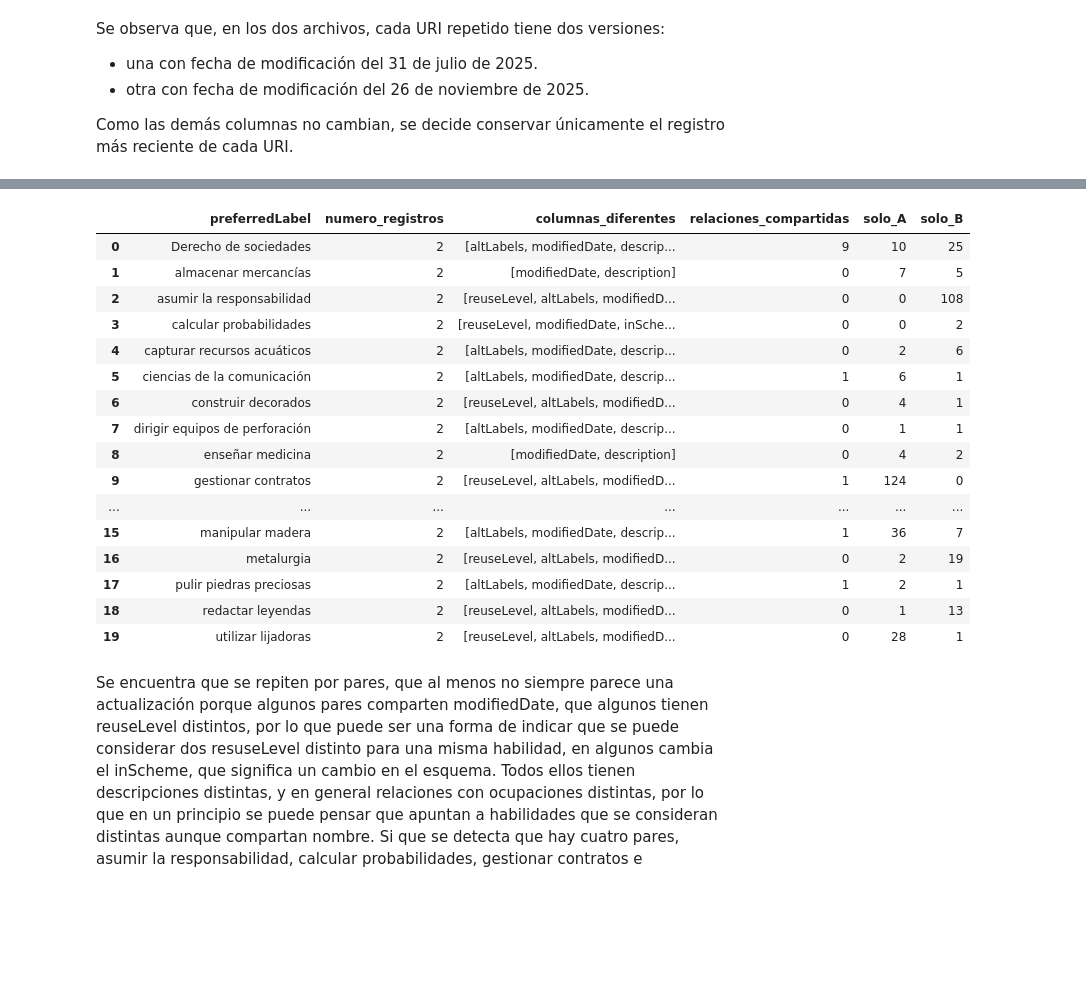
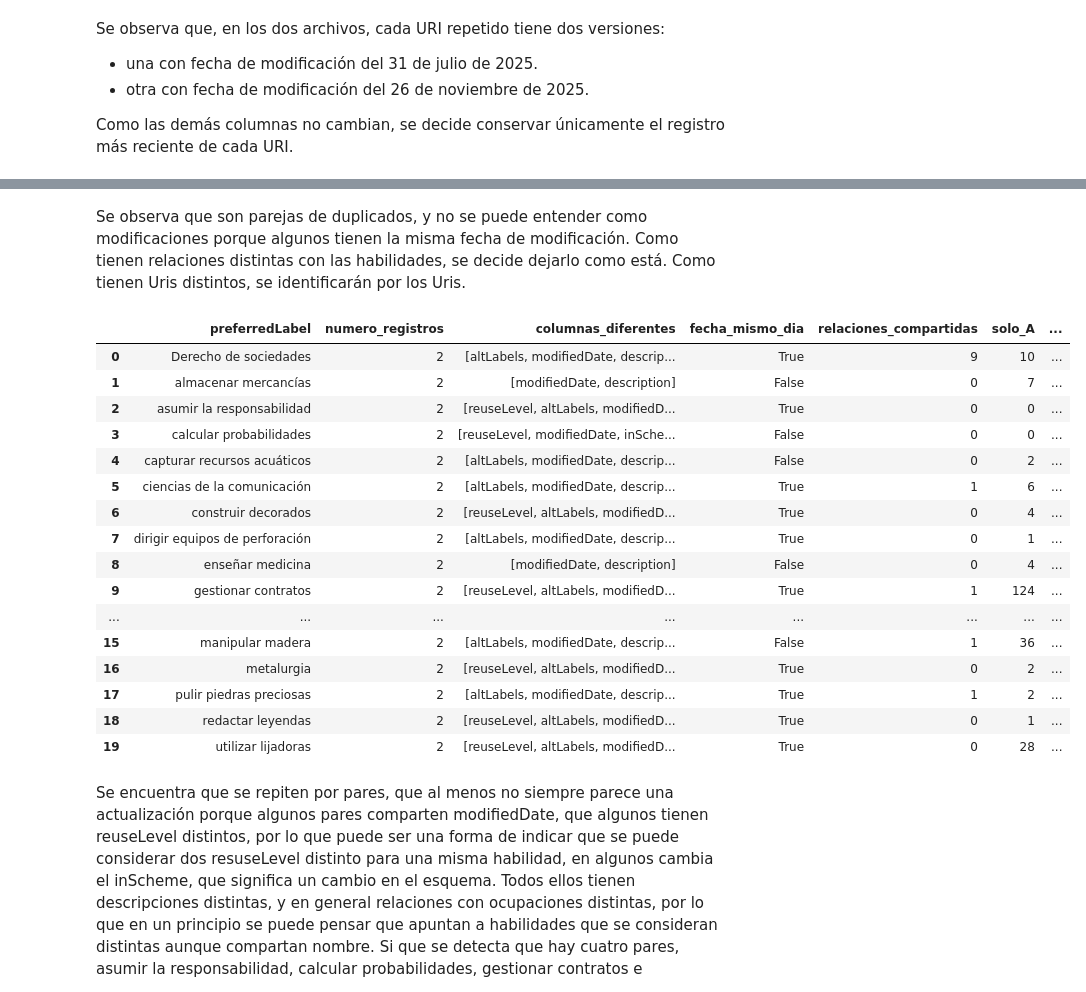
Before and after one commit to AlejandroAloVic/Proyecto-Grupal-Evolve, a Jupyter notebook: notebooks/01_eda_esco.ipynb, the cells around one changed output, grey strips where cells are left out. Cells and saved outputs as stored; diff of their text form; code cells hidden in the pictures; blank space fills up the shorter version.

Commit message:
Modificaciones en el EDA de ESCO

```diff
--- a/notebooks/01_eda_esco.ipynb
+++ b/notebooks/01_eda_esco.ipynb
@@ -553,0 +543,9 @@ Filas completamente duplicadas en occupation_skill_relations: 0
+# %%
+for nombre, df in datasets.items():
+    df_limpio = df.apply(
+        lambda columna: columna.map(
+            lambda valor: valor.strip() if isinstance(valor, str) else valor
+        )
+    )
+
+    print(f"\nFilas completamente duplicadas en {nombre}: {df_limpio.duplicated().sum()}")
@@ -616,0 +560,25 @@ occupation_skill_relations
+# %%
+for nombre, df in datasets.items():
+    df_limpio = df.apply(
+        lambda columna: columna.map(
+            lambda valor: valor.strip() if isinstance(valor, str) else valor
+        )
+    )
+
+    print(f"\n{nombre}")
+    print("-" * 80)
+
+    resultado = pd.DataFrame({
+        "valores_duplicados": df_limpio.apply(
+            lambda columna: columna.duplicated().sum()
+        ),
+        "porcentaje_duplicados": (
+            df_limpio.apply(
+                lambda columna: columna.duplicated(keep=False).mean()
+            ) * 100
+        ).round(2),
+        "valores_distintos": df_limpio.nunique(),
+        "total_registros": len(df_limpio)
+    })
+
+    display(resultado)
@@ -745,3 +839,5 @@ Se observa, una vez analizado eso, que en skills, la columna preferredLabel tien
+# %% [markdown]
+Se observa que son parejas de duplicados, y no se puede entender como modificaciones porque algunos tienen la misma fecha de modificación. Como tienen relaciones distintas con las habilidades, se decide dejarlo como está. Como tienen Uris distintos, se identificarán por los Uris.
 # %%
 # Identificar preferredLabel asociados a más de una URI
 labels_uri_distintas = (skills.groupby("preferredLabel")["conceptUri"].nunique())
@@ -778,50 +874,55 @@ for nombre, grupo in skills_labels_uri_distintas.groupby("preferredLabel"):
 
     relaciones_b = relaciones.loc[relaciones["skillUri"] == uri_b, ["occupationUri", "relationType"]]
 
     # Crear conjuntos de relaciones
     conjunto_a = set(map(tuple, relaciones_a.to_numpy()))
     conjunto_b = set(map(tuple, relaciones_b.to_numpy()))
 
     # Comparar las relaciones
     compartidas = conjunto_a & conjunto_b
     solo_a = conjunto_a - conjunto_b
     solo_b = conjunto_b - conjunto_a
 
+    # Comprobar si modifiedDate es del mismo día aunque distinta hora
+    fechas = grupo["modifiedDate"].dropna().astype("string").str[:10]
+    fecha_mismo_dia = fechas.nunique() == 1 if not fechas.empty else pd.NA
+
     # Guardar resultados
     resultados.append({
         "preferredLabel": nombre,
         "numero_registros": len(grupo),
         "columnas_diferentes": columnas_diferentes,
+        "fecha_mismo_dia": fecha_mismo_dia,
         "relaciones_compartidas": len(compartidas),
         "solo_A": len(solo_a),
         "solo_B": len(solo_b)
     })
 
 # Crear la tabla final y ordenar alfabéticamente
 resultado_final = pd.DataFrame(resultados)
 
 resultado_final = resultado_final.sort_values("preferredLabel")
 
 # Mostrar la tabla
 display(resultado_final)
 # %% [output]
-|  | preferredLabel | numero_registros | columnas_diferentes | relaciones_compartidas | solo_A | solo_B |
-| 0 | Derecho de sociedades | 2 | [altLabels, modifiedDate, descrip... | 9 | 10 | 25 |
-| 1 | almacenar mercancías | 2 | [modifiedDate, description] | 0 | 7 | 5 |
-| 2 | asumir la responsabilidad | 2 | [reuseLevel, altLabels, modifiedD... | 0 | 0 | 108 |
-| 3 | calcular probabilidades | 2 | [reuseLevel, modifiedDate, inSche... | 0 | 0 | 2 |
-| 4 | capturar recursos acuáticos | 2 | [altLabels, modifiedDate, descrip... | 0 | 2 | 6 |
-| 5 | ciencias de la comunicación | 2 | [altLabels, modifiedDate, descrip... | 1 | 6 | 1 |
-| 6 | construir decorados | 2 | [reuseLevel, altLabels, modifiedD... | 0 | 4 | 1 |
-| 7 | dirigir equipos de perforación | 2 | [altLabels, modifiedDate, descrip... | 0 | 1 | 1 |
-| 8 | enseñar medicina | 2 | [modifiedDate, description] | 0 | 4 | 2 |
-| 9 | gestionar contratos | 2 | [reuseLevel, altLabels, modifiedD... | 1 | 124 | 0 |
-| ... | ... | ... | ... | ... | ... | ... |
-| 15 | manipular madera | 2 | [altLabels, modifiedDate, descrip... | 1 | 36 | 7 |
-| 16 | metalurgia | 2 | [reuseLevel, altLabels, modifiedD... | 0 | 2 | 19 |
-| 17 | pulir piedras preciosas | 2 | [altLabels, modifiedDate, descrip... | 1 | 2 | 1 |
-| 18 | redactar leyendas | 2 | [reuseLevel, altLabels, modifiedD... | 0 | 1 | 13 |
-| 19 | utilizar lijadoras | 2 | [reuseLevel, altLabels, modifiedD... | 0 | 28 | 1 |
+|  | preferredLabel | numero_registros | columnas_diferentes | fecha_mismo_dia | relaciones_compartidas | solo_A | ... |
+| 0 | Derecho de sociedades | 2 | [altLabels, modifiedDate, descrip... | True | 9 | 10 | ... |
+| 1 | almacenar mercancías | 2 | [modifiedDate, description] | False | 0 | 7 | ... |
+| 2 | asumir la responsabilidad | 2 | [reuseLevel, altLabels, modifiedD... | True | 0 | 0 | ... |
+| 3 | calcular probabilidades | 2 | [reuseLevel, modifiedDate, inSche... | False | 0 | 0 | ... |
+| 4 | capturar recursos acuáticos | 2 | [altLabels, modifiedDate, descrip... | False | 0 | 2 | ... |
+| 5 | ciencias de la comunicación | 2 | [altLabels, modifiedDate, descrip... | True | 1 | 6 | ... |
+| 6 | construir decorados | 2 | [reuseLevel, altLabels, modifiedD... | True | 0 | 4 | ... |
+| 7 | dirigir equipos de perforación | 2 | [altLabels, modifiedDate, descrip... | True | 0 | 1 | ... |
+| 8 | enseñar medicina | 2 | [modifiedDate, description] | False | 0 | 4 | ... |
+| 9 | gestionar contratos | 2 | [reuseLevel, altLabels, modifiedD... | True | 1 | 124 | ... |
+| ... | ... | ... | ... | ... | ... | ... | ... |
+| 15 | manipular madera | 2 | [altLabels, modifiedDate, descrip... | False | 1 | 36 | ... |
+| 16 | metalurgia | 2 | [reuseLevel, altLabels, modifiedD... | True | 0 | 2 | ... |
+| 17 | pulir piedras preciosas | 2 | [altLabels, modifiedDate, descrip... | True | 1 | 2 | ... |
+| 18 | redactar leyendas | 2 | [reuseLevel, altLabels, modifiedD... | True | 0 | 1 | ... |
+| 19 | utilizar lijadoras | 2 | [reuseLevel, altLabels, modifiedD... | True | 0 | 28 | ... |
 # %% [markdown]
 Se encuentra que se repiten por pares, que al menos no siempre parece una actualización porque algunos pares comparten modifiedDate, que algunos tienen reuseLevel distintos, por lo que puede ser una forma de indicar que se puede considerar dos resuseLevel distinto para una misma habilidad, en algunos cambia el inScheme, que significa un cambio en el esquema. Todos ellos tienen descripciones distintas, y en general relaciones con ocupaciones distintas, por lo que en un principio se puede pensar que apuntan a habilidades que se consideran distintas aunque compartan nombre. Si que se detecta que hay cuatro pares, asumir la responsabilidad, calcular probabilidades, gestionar contratos e improvisar, que uno de la pareja no tienen relaciones propias respecto del otro, es decir, que uno de los pares no aporta información, por lo que se decide deshacerse de esos registros.
 # %% [markdown]
```
Also changed, not shown: parts of 18 cells of this notebook, 1 other file.
